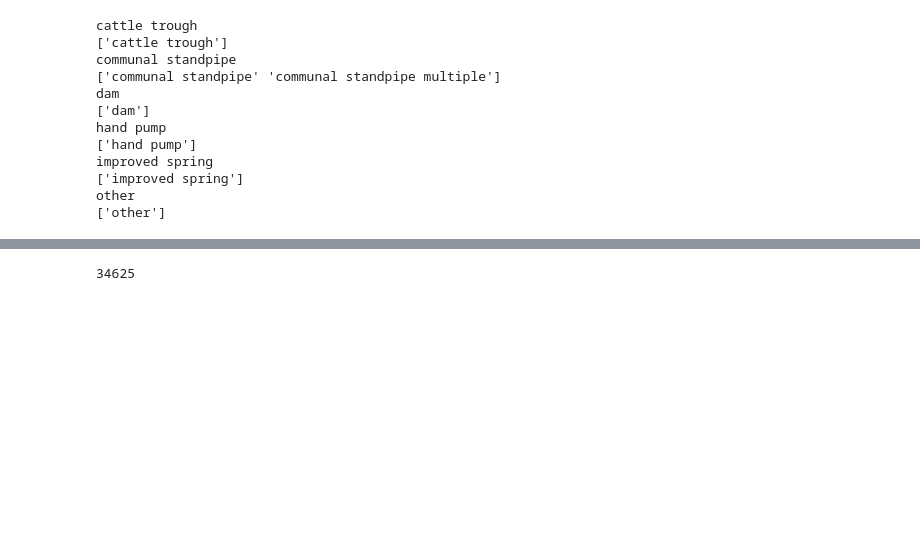
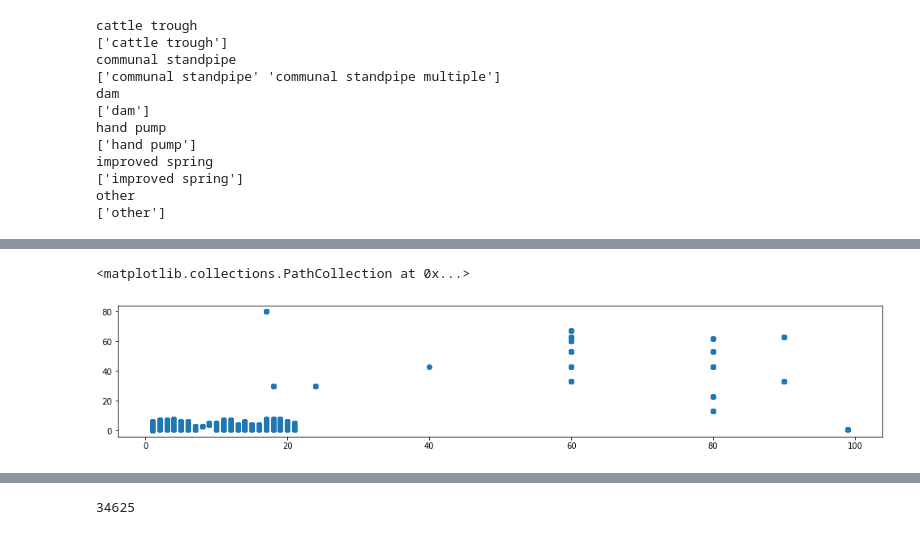
Before and after one commit to machine-learning-study-group/pump-it-up, a Jupyter notebook: exploratory_data_analysis.ipynb, the cells around one changed output, grey strips where cells are left out. Cells and saved outputs as stored; diff of their text form; code cells hidden in the pictures; blank space fills up the shorter version.

```diff
--- a/exploratory_data_analysis.ipynb
+++ b/exploratory_data_analysis.ipynb
@@ -215,0 +230,5 @@ other
+# %%
+plt.scatter(df.region_code,df.district_code)
+# %% [output]
+<matplotlib.collections.PathCollection at 0x...>
+[figure, added]
```
Also changed, not shown: parts of 31 cells of this notebook.
